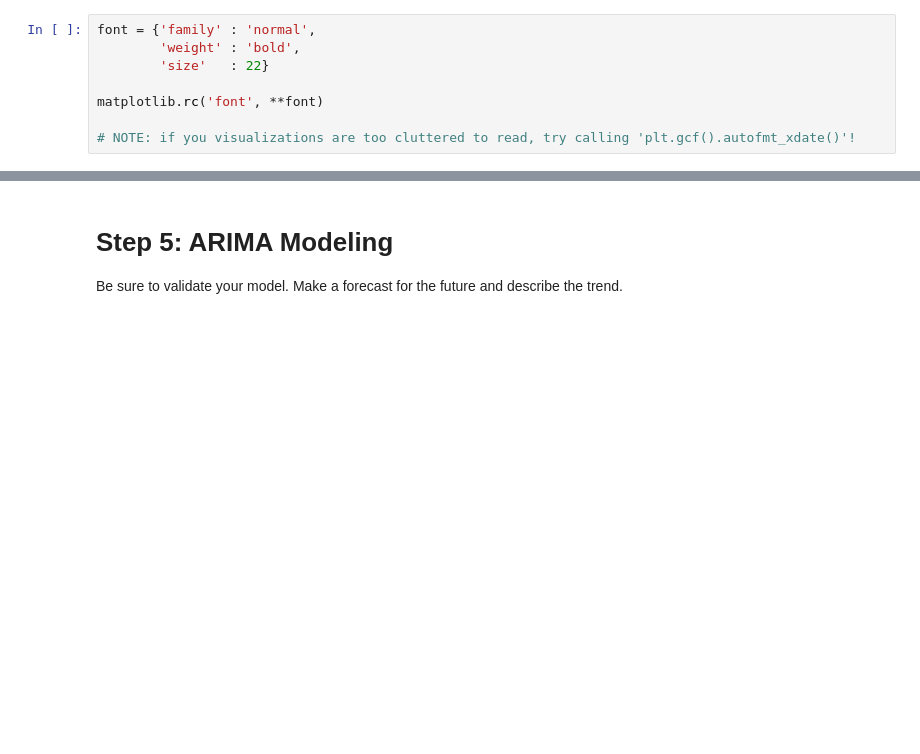
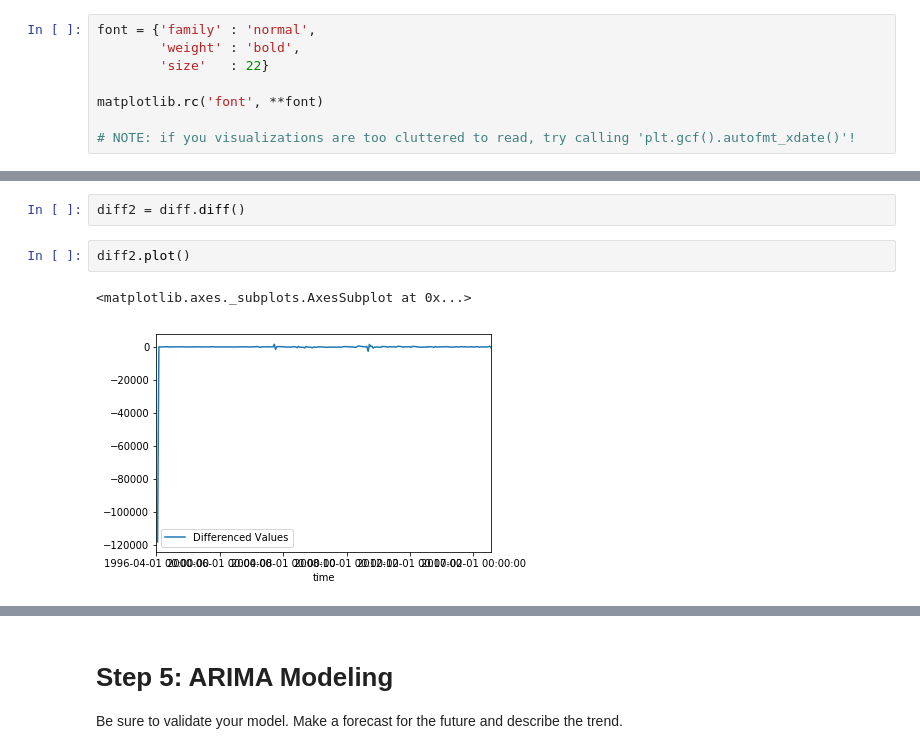
Before and after one commit to ndelrossi7/nyc-mhtn-ds-060319-lectures, a Jupyter notebook: Mod_4/Mod_4_Project/mod_4_starter_notebook-Copy1.ipynb, the cells around one changed output, grey strips where cells are left out. Drawn from its saved outputs; the diff is of its cells as text; blank space fills up the shorter version.

```diff
--- a/Mod_4/Mod_4_Project/mod_4_starter_notebook-Copy1.ipynb
+++ b/Mod_4/Mod_4_Project/mod_4_starter_notebook-Copy1.ipynb
@@ -75,0 +221,7 @@ matplotlib.rc('font', **font)
+# %%
+diff2 = diff.diff()
+# %%
+diff2.plot()
+# %% [output]
+<matplotlib.axes._subplots.AxesSubplot at 0x...>
+[figure, added]
```
Also changed, not shown: parts of 40 cells of this notebook, 2 other files.
